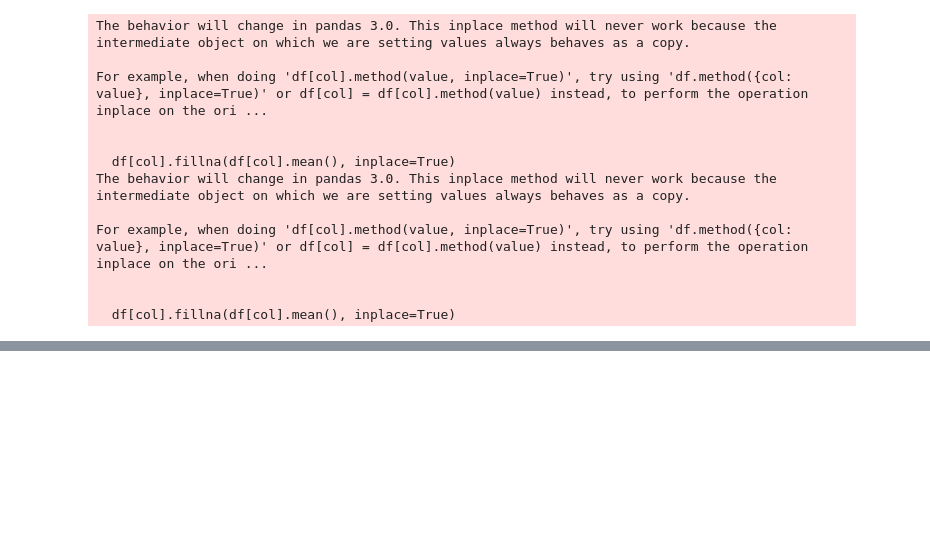
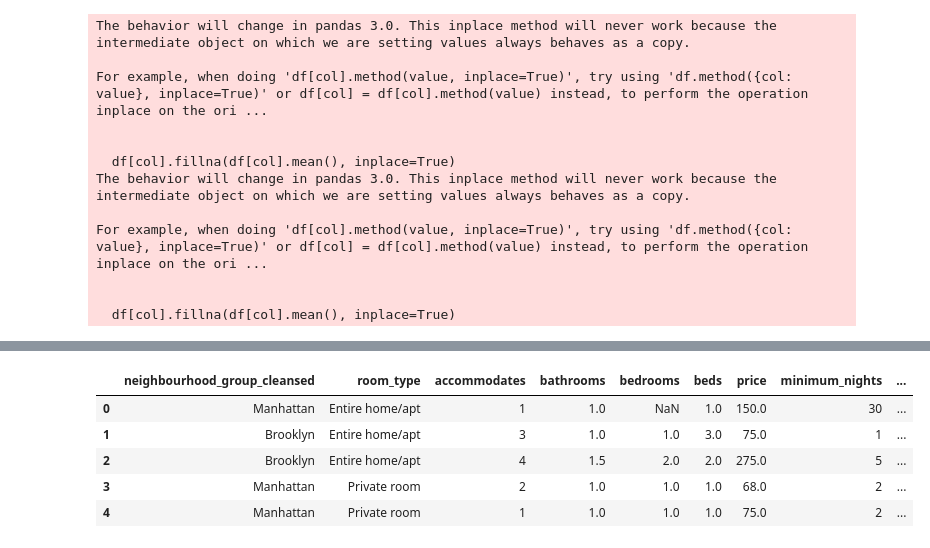
Before and after one commit to winsondong/506-final-project, a Jupyter notebook: final_project.ipynb, the cells around one changed output, grey strips where cells are left out. Cells and saved outputs as stored; diff of their text form; code cells hidden in the pictures; blank space fills up the shorter version.

```diff
--- a/final_project.ipynb
+++ b/final_project.ipynb
@@ -150,20 +155,3 @@ all_amenities = set()
 
 for amenities in df['amenities']:
     all_amenities.update(amenities)
-# %%
-# Convert amenities into binary columns (1 if present, 0 if not)
-amenities_df = pd.DataFrame([{amenity: (amenity in amenities) for amenity in all_amenities} for amenities in df['amenities']])
-
-# Drop original 'amenities' column and merge the new binary features
-df = df.drop(columns='amenities')
-df = df.join(amenities_df)
-
-# # One-hot encode categorical features
-# categorical_features = ['neighbourhood_group_cleansed', 'room_type']
-# df = pd.get_dummies(df, columns=categorical_features)
-
-# Display final dataset structure
-print("Final DataFrame Shape:", df.shape)
-print("Final Columns:", df.columns)
-
-df.head()
@@ -190,0 +162,60 @@ Final Columns: Index(['neighbourhood_group_cleansed', 'room_type', 'accommodates
+# %%
+import pandas as pd
+from rapidfuzz import process, fuzz
+
+# Define normalized amenity categories and common keywords
+standard_amenities = {
+    'wifi': ['wifi', 'fast wifi'],
+    'tv': ['tv', 'hdtv', 'flat screen'],
+    'streaming_services': ['netflix', 'hbo max', 'amazon prime video', 'apple tv', 'chromecast', 'roku'],
+    'body_soap': ['body soap', 'bar soap', 'body wash'],
+    'shampoo': ['shampoo'],
+    'conditioner': ['conditioner'],
+    'sound_system': ['sound system', 'bluetooth sound system', 'speaker'],
+    'oven': ['oven', 'air fryer'],
+    'stove': ['stove', 'gas stove', 'electric stove'],
+    'workspace': ['workspace', 'monitor', 'desk', 'office chair'],
+    'refrigerator': ['refrigerator', 'fridge', 'mini fridge'],
+    'parking': ['parking', 'garage', 'driveway'],
+    'children_amenities': ['children', 'books and toys', 'crib', 'baby bath'],
+    'gym': ['gym', 'fitness'],
+    'pool': ['pool', 'rooftop pool', 'heated pool']
+}
+
+def normalize_amenity(raw_amenity):
+    raw_amenity = raw_amenity.lower()
+    for category, keywords in standard_amenities.items():
+        match_tuple = process.extractOne(raw_amenity, keywords, scorer=fuzz.partial_ratio)
+        if match_tuple:
+            match, score, _ = match_tuple
+            if score > 80:
+                return category
+    return None
+
+# Normalize amenities per listing
+df['normalized_amenities'] = df['amenities'].apply(lambda amenity_list: {
+    normalize_amenity(a) for a in amenity_list if normalize_amenity(a) is not None
+})
+
+# Create binary columns for each normalized amenity
+all_amenities = set()
+df['normalized_amenities'].apply(all_amenities.update)
+
+amenities_df = pd.DataFrame([
+    {amenity: int(amenity in amenities) for amenity in all_amenities}
+    for amenities in df['normalized_amenities']
+])
+
+# Merge and clean up
+df = df.drop(columns=['amenities', 'normalized_amenities'])
+df = df.join(amenities_df)
+
+# Optional: One-hot encode categorical features
+# categorical_features = ['neighbourhood_group_cleansed', 'room_type']
+# df = pd.get_dummies(df, columns=categorical_features)
+
+# Show final structure
+print("Final DataFrame Shape:", df.shape)
+print("Final Columns:", df.columns.tolist())
+df.head()
+# %% [output]
@@ -190,0 +224,6 @@ Final Columns: Index(['neighbourhood_group_cleansed', 'room_type', 'accommodates
+|  | neighbourhood_group_cleansed | room_type | accommodates | bathrooms | bedrooms | beds | price | minimum_nights | ... |
+| 0 | Manhattan | Entire home/apt | 1 | 1.0 | NaN | 1.0 | 150.0 | 30 | ... |
+| 1 | Brooklyn | Entire home/apt | 3 | 1.0 | 1.0 | 3.0 | 75.0 | 1 | ... |
+| 2 | Brooklyn | Entire home/apt | 4 | 1.5 | 2.0 | 2.0 | 275.0 | 5 | ... |
+| 3 | Manhattan | Private room | 2 | 1.0 | 1.0 | 1.0 | 68.0 | 2 | ... |
+| 4 | Manhattan | Private room | 1 | 1.0 | 1.0 | 1.0 | 75.0 | 2 | ... |
```
Also changed, not shown: parts of 12 cells of this notebook.
